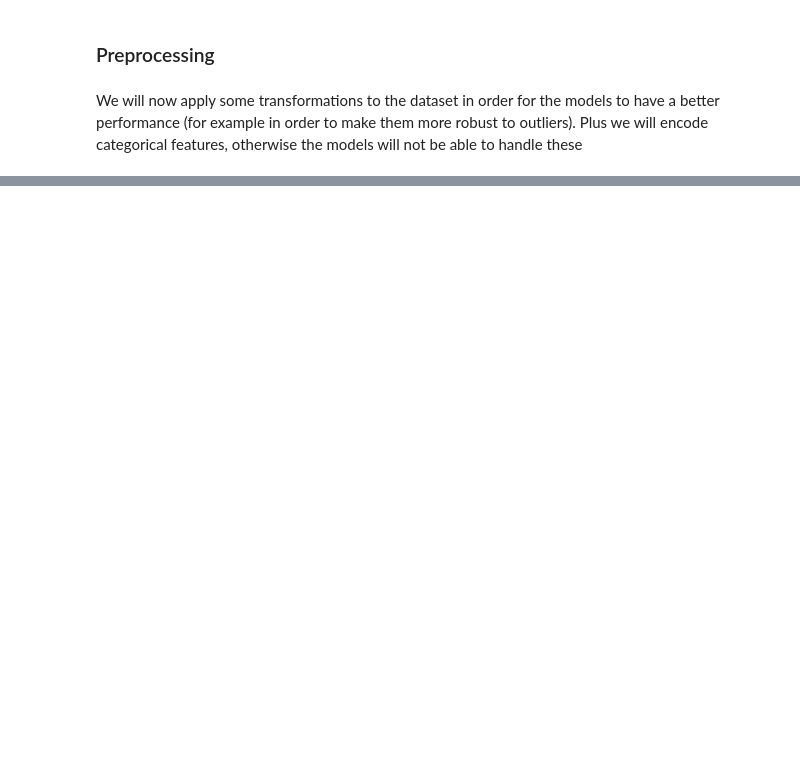
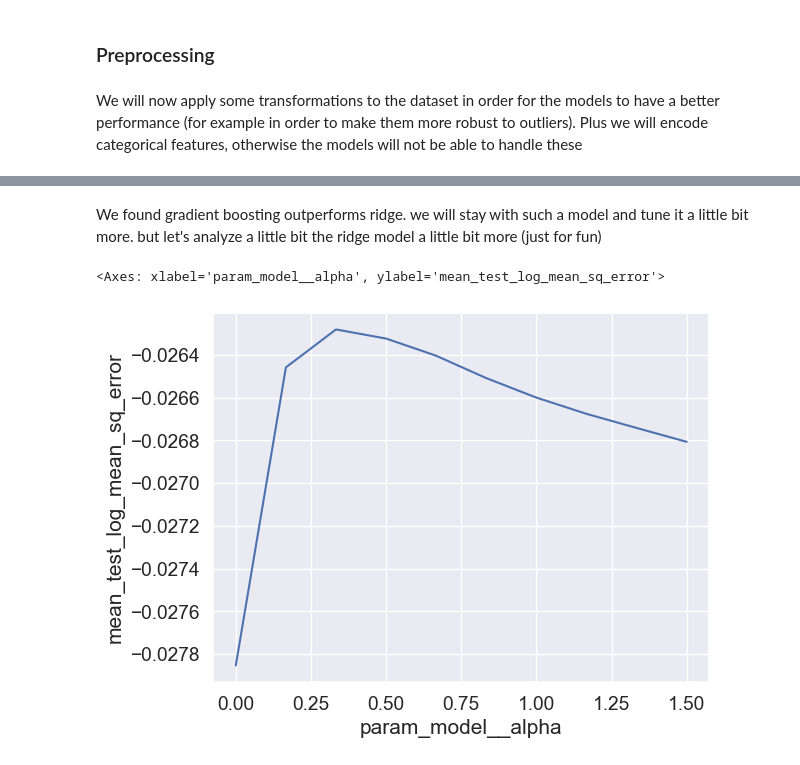
Before and after one commit to alexelenter-99/ml, a Jupyter notebook: Tryolabs-ML-Interview/TryolabsMLInterview.ipynb, the cells around one changed output, grey strips where cells are left out. Cells and saved outputs as stored; diff of their text form; code cells hidden in the pictures; blank space fills up the shorter version.

```diff
--- a/Tryolabs-ML-Interview/TryolabsMLInterview.ipynb
+++ b/Tryolabs-ML-Interview/TryolabsMLInterview.ipynb
@@ -245,0 +358,21 @@ X, y = train.drop(['SalePrice','Id'],axis=1), train['SalePrice']
+# %%
+def root_squared_error(y_true, y_pred):
+    return np.sqrt(mean_squared_error(np.exp(y_true), np.exp(y_pred)))
+
+def fit_grid_search(X_train, y_train, estimator, params):
+    grid = GridSearchCV(estimator=estimator,
+                        param_grid=params,
+                        cv=5,
+                        n_jobs=-1,
+                        scoring={
+                            'log_mean_sq_error': 'neg_mean_squared_error', 'r2': 'r2',
+                            "root_mse": make_scorer(root_squared_error)},
+                        refit='log_mean_sq_error'
+                        )
+    grid.fit(X_train, y_train)
+    return grid
+# %%
+X_train, X_val, y_train, y_val = train_test_split(X, y, test_size=0.2, random_state=42)
+# %%
+grid_GB = fit_grid_search(X_train, y_train, pipe_GB, paramsGB)
+grid_LR = fit_grid_search(X_train, y_train, pipe_LR, paramsLR)
@@ -245,0 +394,3 @@ X, y = train.drop(['SalePrice','Id'],axis=1), train['SalePrice']
+# %%
+df_LR = pd.DataFrame(grid_LR.cv_results_)[["param_model__alpha","mean_test_log_mean_sq_error","mean_test_root_mse","mean_test_r2"]].sort_values("mean_test_log_mean_sq_error",ascending=False)
+df_LR.head(10)
@@ -245,0 +409,7 @@ X, y = train.drop(['SalePrice','Id'],axis=1), train['SalePrice']
+# %% [markdown]
+We found gradient boosting outperforms ridge. we will stay with such a model and tune it a little bit more. but let's analyze a little bit the ridge model a little bit more (just for fun)
+# %%
+sns.lineplot(x=df_LR["param_model__alpha"],y=df_LR["mean_test_log_mean_sq_error"])
+# %% [output]
+<Axes: xlabel='param_model__alpha', ylabel='mean_test_log_mean_sq_error'>
+[figure, added]
```
Also changed, not shown: parts of 37 cells of this notebook.
